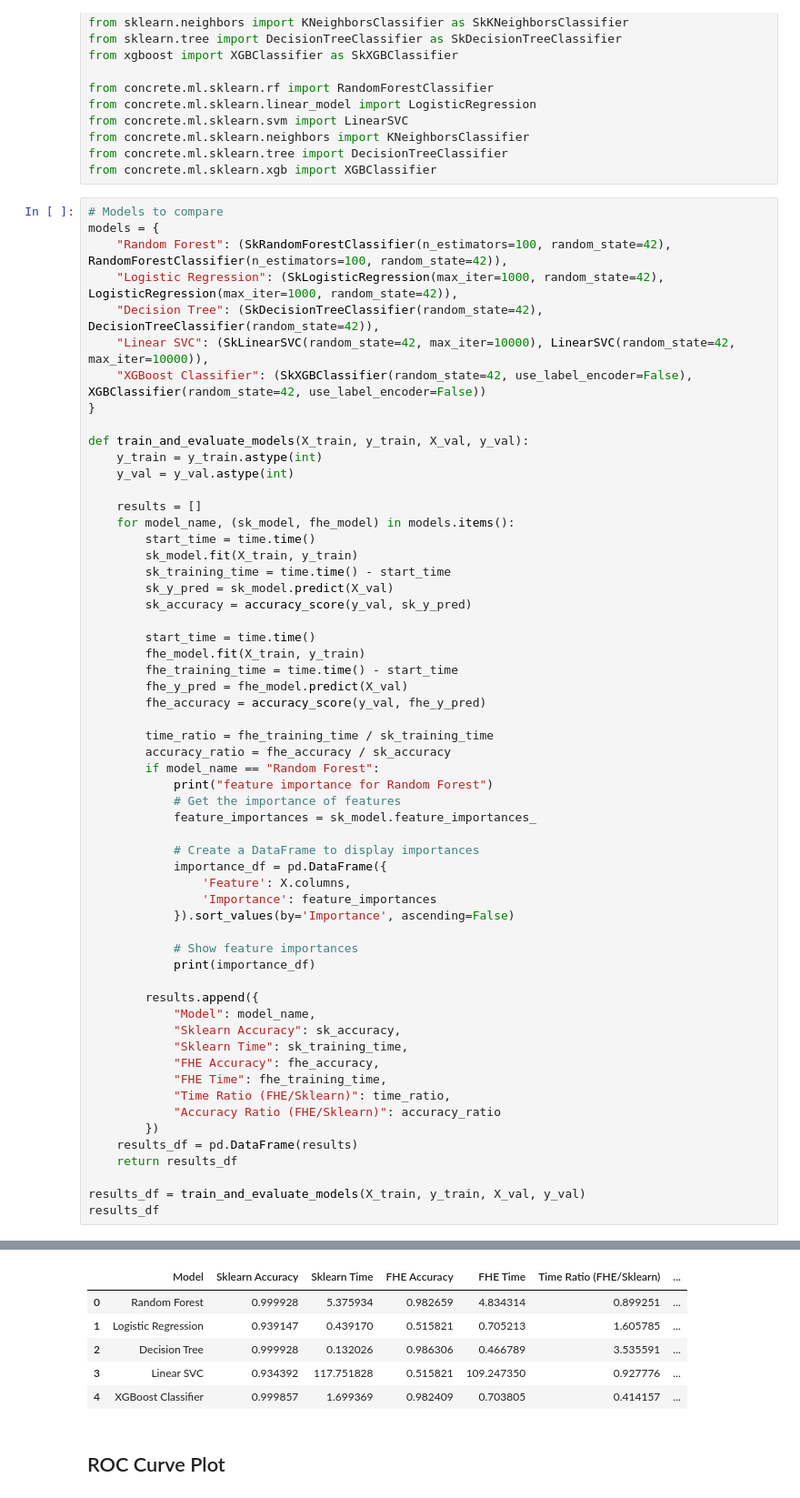
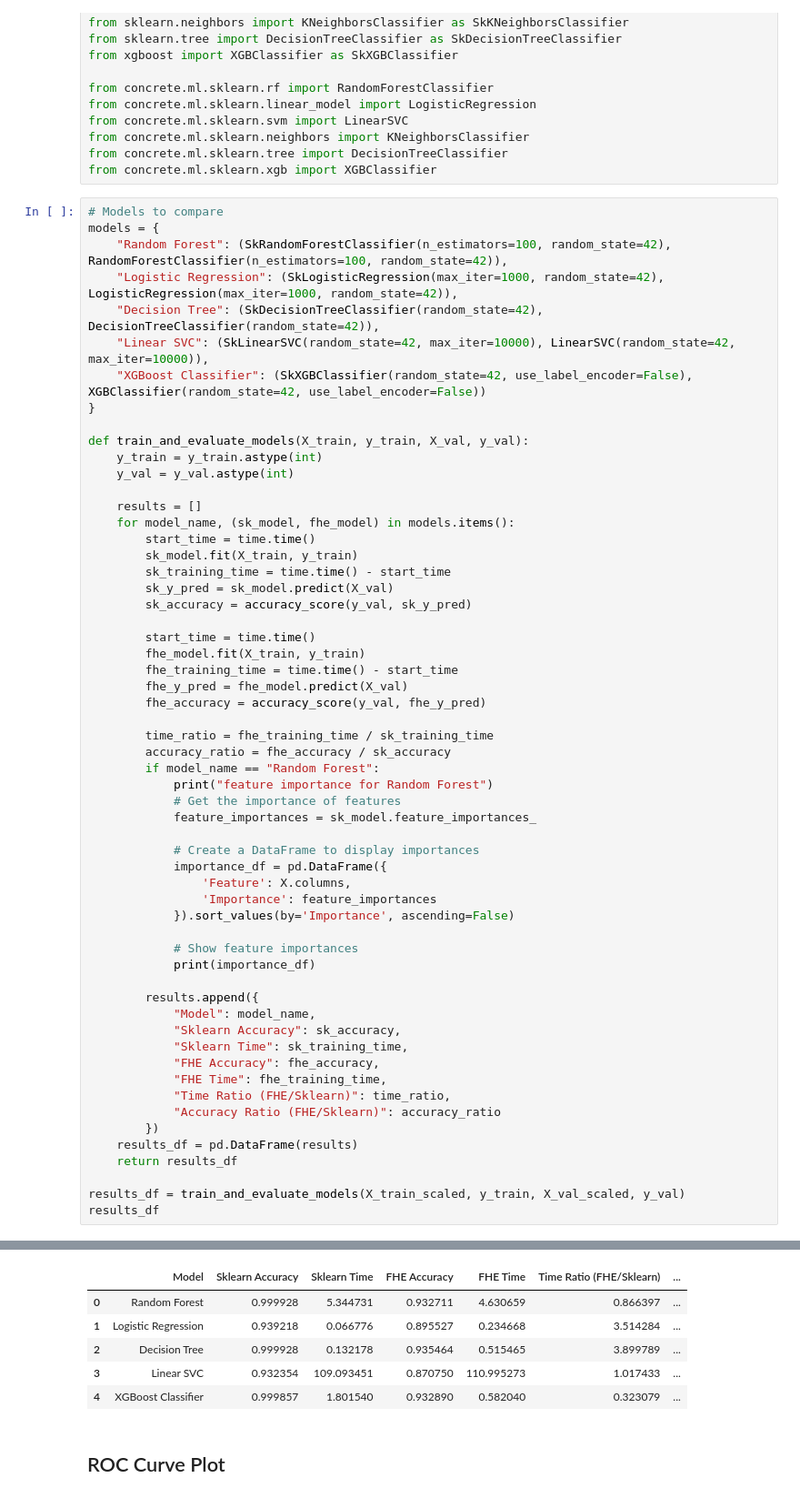
Before and after one commit to CirSandro/PFEE-ZAMA, a Jupyter notebook: src/card_credit.ipynb, the cells around one changed output, grey strips where cells are left out. Shown: that part at 91% size. Drawn from its saved outputs; the diff is of its cells as text.

```diff
--- a/src/card_credit.ipynb
+++ b/src/card_credit.ipynb
@@ -271,7 +273,7 @@ def train_and_evaluate_models(X_train, y_train, X_val, y_val):
     results_df = pd.DataFrame(results)
     return results_df
 
-results_df = train_and_evaluate_models(X_train, y_train, X_val, y_val)
+results_df = train_and_evaluate_models(X_train_scaled, y_train, X_val_scaled, y_val)
 results_df
 # %% [output]
 feature importance for Random Forest
@@ -286,9 +288,9 @@ feature importance for Random Forest
 |  | Model | Sklearn Accuracy | Sklearn Time | FHE Accuracy | FHE Time | Time Ratio (FHE/Sklearn) | ... |
-| 0 | Random Forest | 0.999928 | 5.375934 | 0.982659 | 4.834314 | 0.899251 | ... |
-| 1 | Logistic Regression | 0.939147 | 0.439170 | 0.515821 | 0.705213 | 1.605785 | ... |
-| 2 | Decision Tree | 0.999928 | 0.132026 | 0.986306 | 0.466789 | 3.535591 | ... |
-| 3 | Linear SVC | 0.934392 | 117.751828 | 0.515821 | 109.247350 | 0.927776 | ... |
-| 4 | XGBoost Classifier | 0.999857 | 1.699369 | 0.982409 | 0.703805 | 0.414157 | ... |
+| 0 | Random Forest | 0.999928 | 5.344731 | 0.932711 | 4.630659 | 0.866397 | ... |
+| 1 | Logistic Regression | 0.939218 | 0.066776 | 0.895527 | 0.234668 | 3.514284 | ... |
+| 2 | Decision Tree | 0.999928 | 0.132178 | 0.935464 | 0.515465 | 3.899789 | ... |
+| 3 | Linear SVC | 0.932354 | 109.093451 | 0.870750 | 110.995273 | 1.017433 | ... |
+| 4 | XGBoost Classifier | 0.999857 | 1.801540 | 0.932890 | 0.582040 | 0.323079 | ... |
 # %% [markdown]
 ## ROC Curve Plot
 # %%
```
Also changed, not shown: parts of 6 cells of this notebook.
